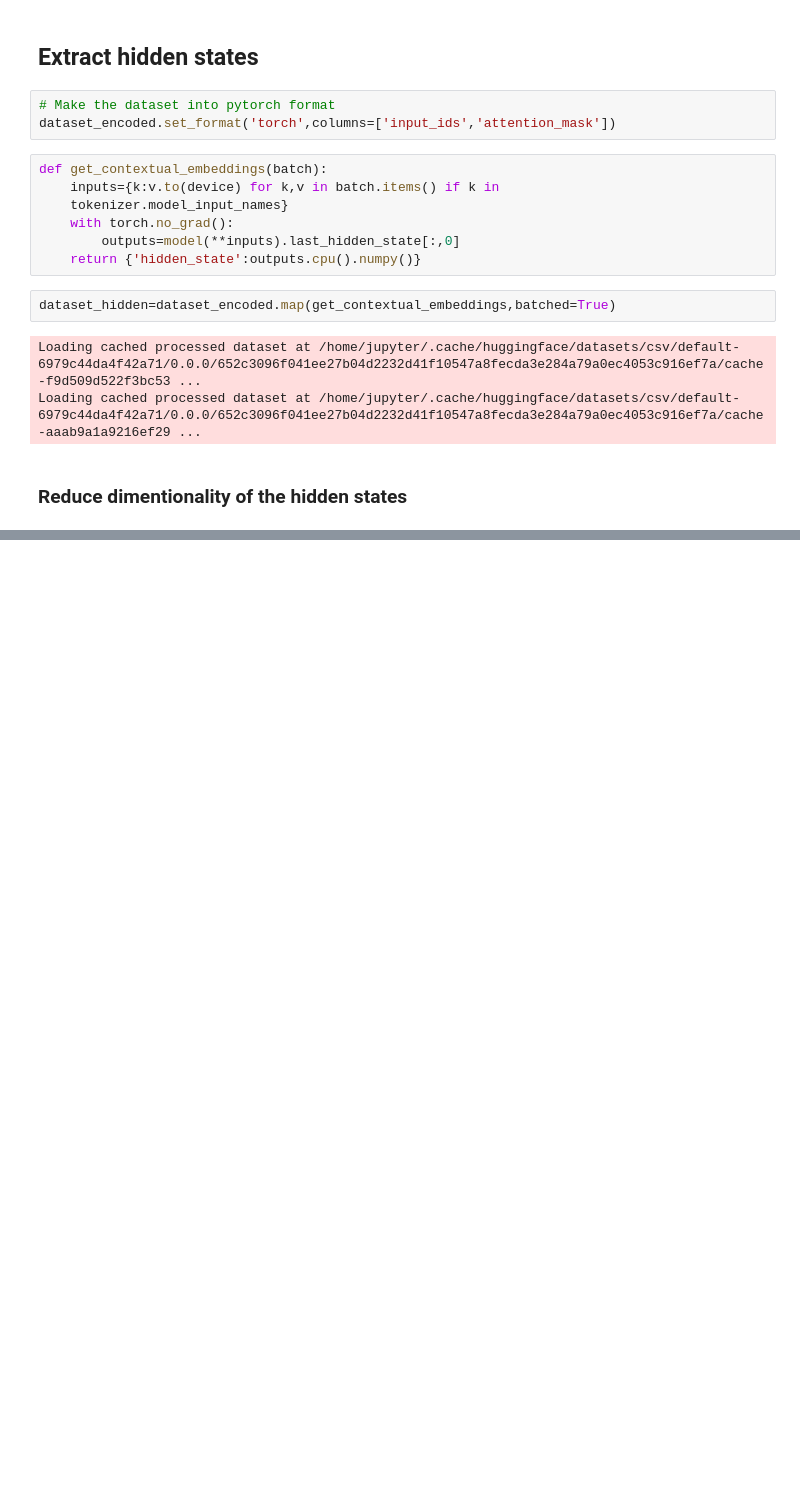
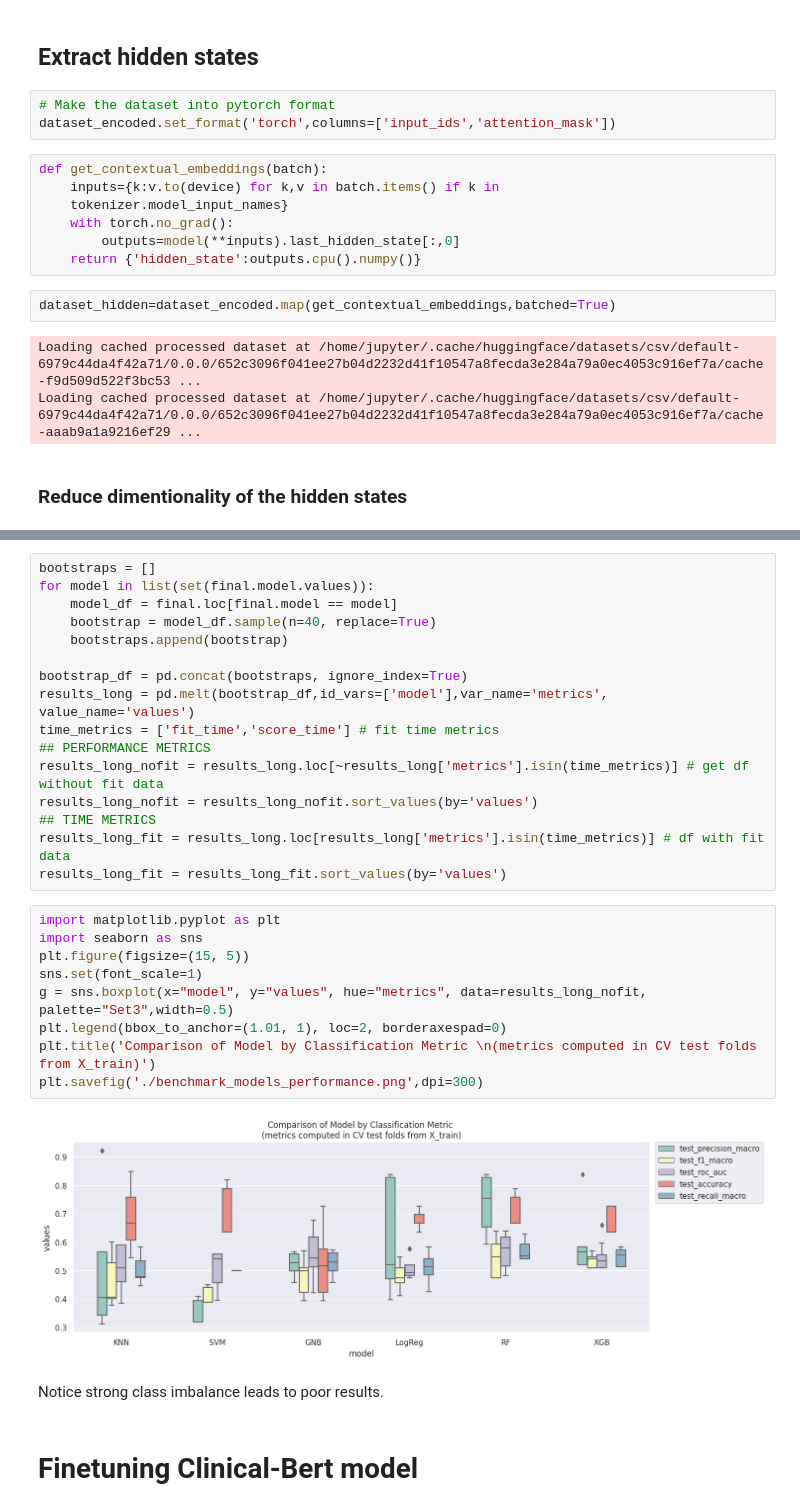
Before and after one commit to DanielVelaJ/MLP, a Jupyter notebook: src/BertClassifier.ipynb, the cells around one changed output, grey strips where cells are left out. Drawn from its saved outputs; the diff is of its cells as text; blank space fills up the shorter version.

```diff
--- a/src/BertClassifier.ipynb
+++ b/src/BertClassifier.ipynb
@@ -93,0 +244,31 @@ for i,(label,cmap) in enumerate(zip(labels,cmaps)):
+# %%
+bootstraps = []
+for model in list(set(final.model.values)):
+    model_df = final.loc[final.model == model]
+    bootstrap = model_df.sample(n=40, replace=True)
+    bootstraps.append(bootstrap)
+
+bootstrap_df = pd.concat(bootstraps, ignore_index=True)
+results_long = pd.melt(bootstrap_df,id_vars=['model'],var_name='metrics', value_name='values')
+time_metrics = ['fit_time','score_time'] # fit time metrics
+## PERFORMANCE METRICS
+results_long_nofit = results_long.loc[~results_long['metrics'].isin(time_metrics)] # get df without fit data
+results_long_nofit = results_long_nofit.sort_values(by='values')
+## TIME METRICS
+results_long_fit = results_long.loc[results_long['metrics'].isin(time_metrics)] # df with fit data
+results_long_fit = results_long_fit.sort_values(by='values')
+# %%
+import matplotlib.pyplot as plt
+import seaborn as sns
+plt.figure(figsize=(15, 5))
+sns.set(font_scale=1)
+g = sns.boxplot(x="model", y="values", hue="metrics", data=results_long_nofit, palette="Set3",width=0.5)
+plt.legend(bbox_to_anchor=(1.01, 1), loc=2, borderaxespad=0)
+plt.title('Comparison of Model by Classification Metric \n(metrics computed in CV test folds from X_train)')
+plt.savefig('./benchmark_models_performance.png',dpi=300)
+# %% [output]
+[figure, added]
+# %% [markdown]
+Notice strong class imbalance leads to poor results.
+# %% [markdown]
+# Finetuning Clinical-Bert model
```
Also changed, not shown: parts of 6 cells of this notebook, 2 other files.
